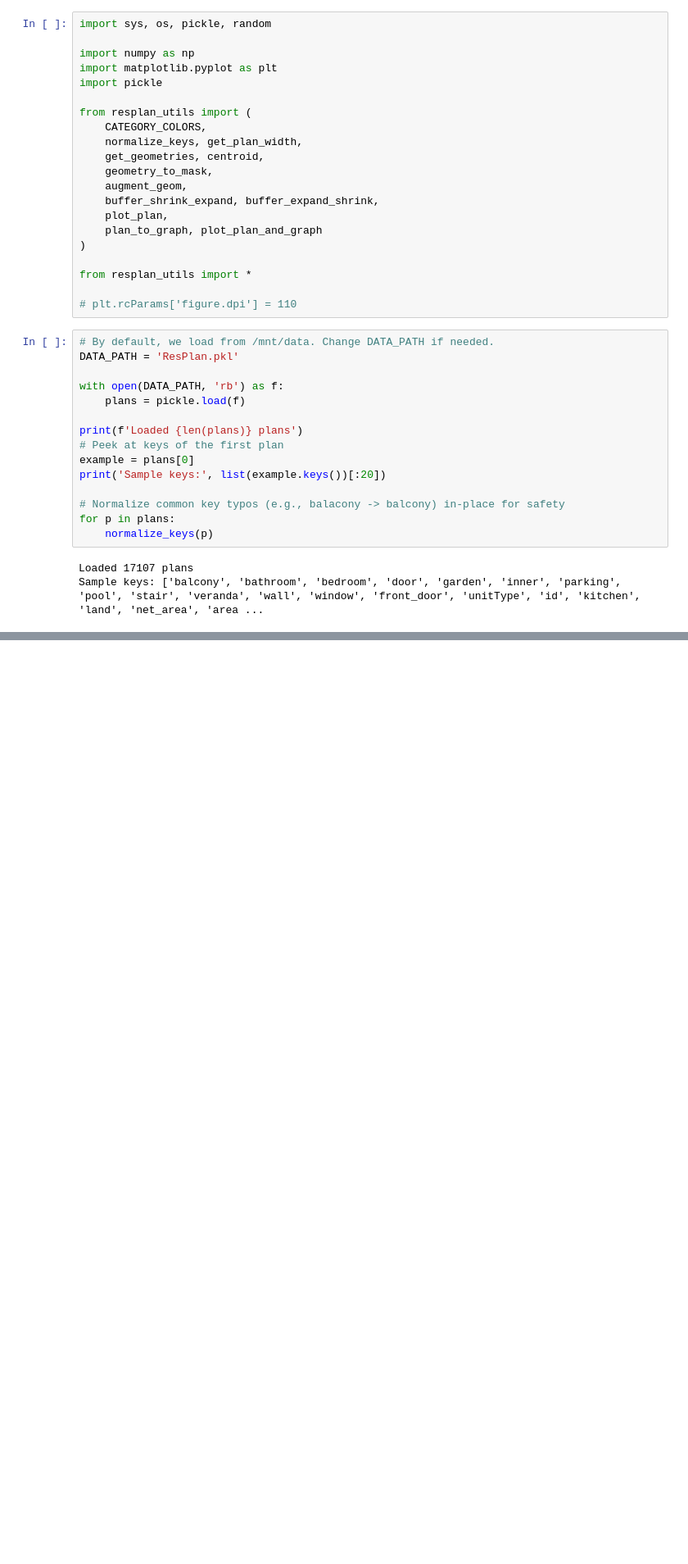
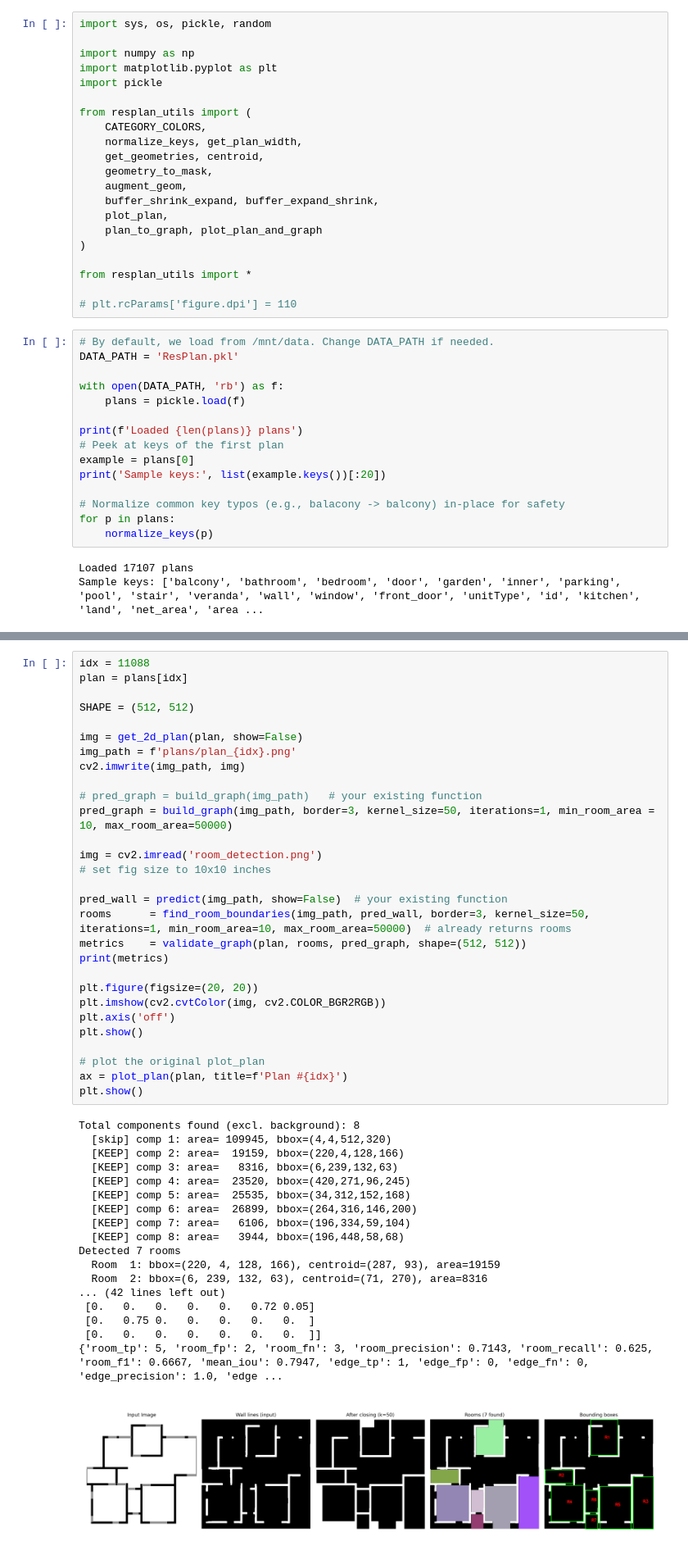
Before and after one commit to butchi-adari-tcgls/mitunet_2d_seg, a Jupyter notebook: resplan_analysis.ipynb, the cells around one changed output, grey strips where cells are left out. Shown at 82% size. Drawn from its saved outputs; the diff is of its cells as text; blank space fills up the shorter version.

```diff
--- a/resplan_analysis.ipynb
+++ b/resplan_analysis.ipynb
@@ -93,0 +309,48 @@ Detected 10 rooms
+# %%
+idx = 11088
+plan = plans[idx]
+
+SHAPE = (512, 512)
+
+img = get_2d_plan(plan, show=False)
+img_path = f'plans/plan_{idx}.png'
+cv2.imwrite(img_path, img)
+
+# pred_graph = build_graph(img_path)   # your existing function
+pred_graph = build_graph(img_path, border=3, kernel_size=50, iterations=1, min_room_area = 10, max_room_area=50000)
+
+img = cv2.imread('room_detection.png')
+# set fig size to 10x10 inches
+
+pred_wall = predict(img_path, show=False)  # your existing function
+rooms      = find_room_boundaries(img_path, pred_wall, border=3, kernel_size=50, iterations=1, min_room_area=10, max_room_area=50000)  # already returns rooms
+metrics    = validate_graph(plan, rooms, pred_graph, shape=(512, 512))
+print(metrics)
+
+plt.figure(figsize=(20, 20))
+plt.imshow(cv2.cvtColor(img, cv2.COLOR_BGR2RGB))
+plt.axis('off')
+plt.show()
+
+# plot the original plot_plan
+ax = plot_plan(plan, title=f'Plan #{idx}')
+plt.show()
+# %% [output]
+Total components found (excl. background): 8
+  [skip] comp 1: area= 109945, bbox=(4,4,512,320)
+  [KEEP] comp 2: area=  19159, bbox=(220,4,128,166)
+  [KEEP] comp 3: area=   8316, bbox=(6,239,132,63)
+  [KEEP] comp 4: area=  23520, bbox=(420,271,96,245)
+  [KEEP] comp 5: area=  25535, bbox=(34,312,152,168)
+  [KEEP] comp 6: area=  26899, bbox=(264,316,146,200)
+  [KEEP] comp 7: area=   6106, bbox=(196,334,59,104)
+  [KEEP] comp 8: area=   3944, bbox=(196,448,58,68)
+Detected 7 rooms
+  Room  1: bbox=(220, 4, 128, 166), centroid=(287, 93), area=19159
+  Room  2: bbox=(6, 239, 132, 63), centroid=(71, 270), area=8316
+... (42 lines left out)
+ [0.   0.   0.   0.   0.   0.72 0.05]
+ [0.   0.75 0.   0.   0.   0.   0.  ]
+ [0.   0.   0.   0.   0.   0.   0.  ]]
+{'room_tp': 5, 'room_fp': 2, 'room_fn': 3, 'room_precision': 0.7143, 'room_recall': 0.625, 'room_f1': 0.6667, 'mean_iou': 0.7947, 'edge_tp': 1, 'edge_fp': 0, 'edge_fn': 0, 'edge_precision': 1.0, 'edge ...
+[figure, added]
```
Also changed, not shown: parts of 7 cells of this notebook.
